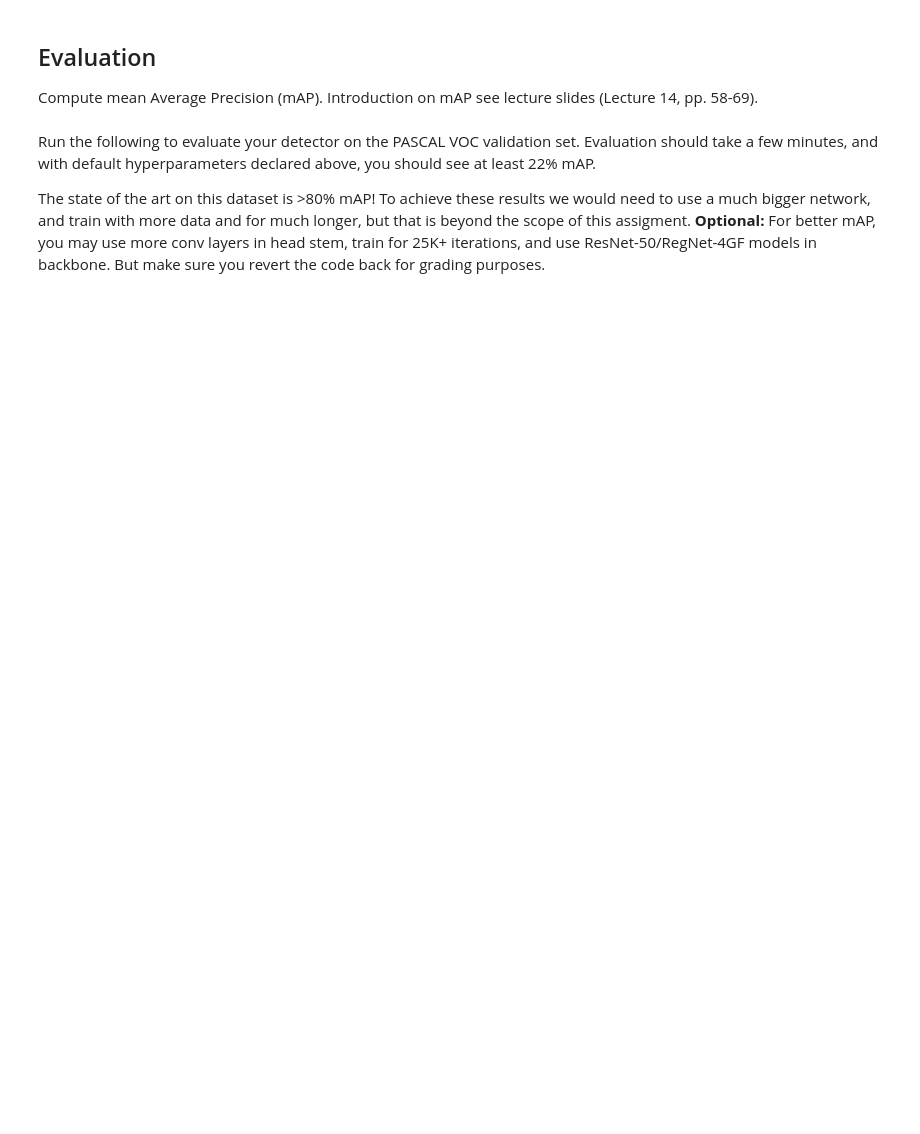
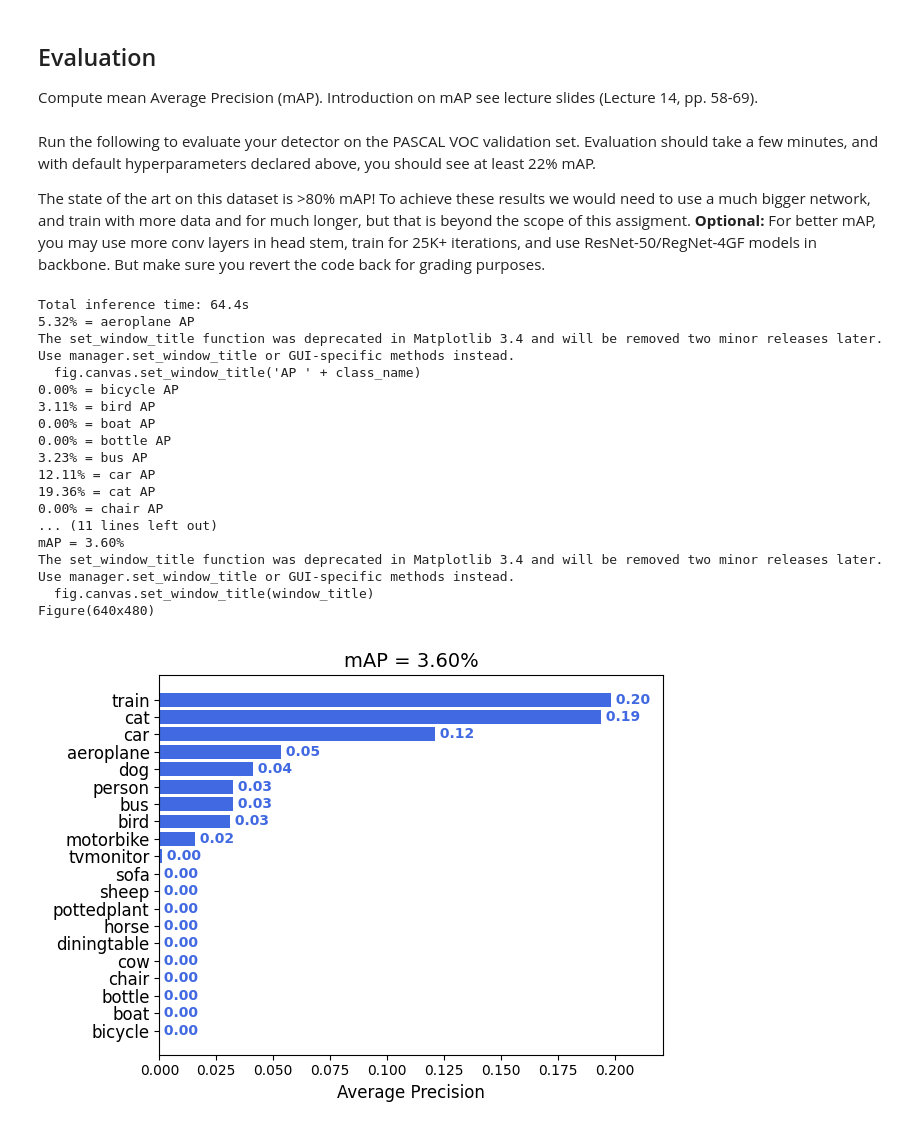
Before and after one commit to sally11131114/1102_DeepLearning, a Jupyter notebook: Final/one_stage_detector.ipynb, the cells around one changed output. Drawn from its saved outputs; the diff is of its cells as text; code cells hidden in the pictures; blank space fills up the shorter version.

```diff
--- a/Final/one_stage_detector.ipynb
+++ b/Final/one_stage_detector.ipynb
@@ -962,16 +978,35 @@ But make sure you revert the code back for grading purposes.
 # %%
 inference_with_detector(
     detector,
     val_loader,
     val_dataset.idx_to_class,
-    score_thresh=0.4,
+    score_thresh=0.6,
     nms_thresh=0.6,
     device=DEVICE,
     dtype=torch.float32,
     output_dir="mAP/input",
 )
-!cd mAP && python main.py
+!cd mAP && python3 main.py
 
 # This script outputs an image containing per-class AP. Display it here:
 from IPython.display import Image
 Image(filename="./mAP/output/mAP.png")
+# %% [output]
+Total inference time: 64.4s
+5.32% = aeroplane AP
+The set_window_title function was deprecated in Matplotlib 3.4 and will be removed two minor releases later. Use manager.set_window_title or GUI-specific methods instead.
+  fig.canvas.set_window_title('AP ' + class_name)
+0.00% = bicycle AP
+3.11% = bird AP
+0.00% = boat AP
+0.00% = bottle AP
+3.23% = bus AP
+12.11% = car AP
+19.36% = cat AP
+0.00% = chair AP
+... (11 lines left out)
+mAP = 3.60%
+The set_window_title function was deprecated in Matplotlib 3.4 and will be removed two minor releases later. Use manager.set_window_title or GUI-specific methods instead.
+  fig.canvas.set_window_title(window_title)
+Figure(640x480)
+[figure, added]
```
Also changed, not shown: parts of 9 cells of this notebook, 3 other files.
